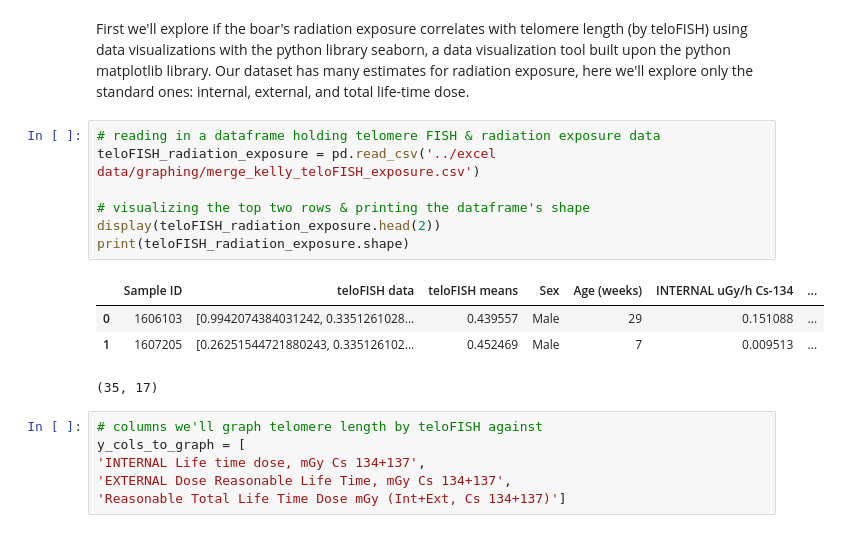
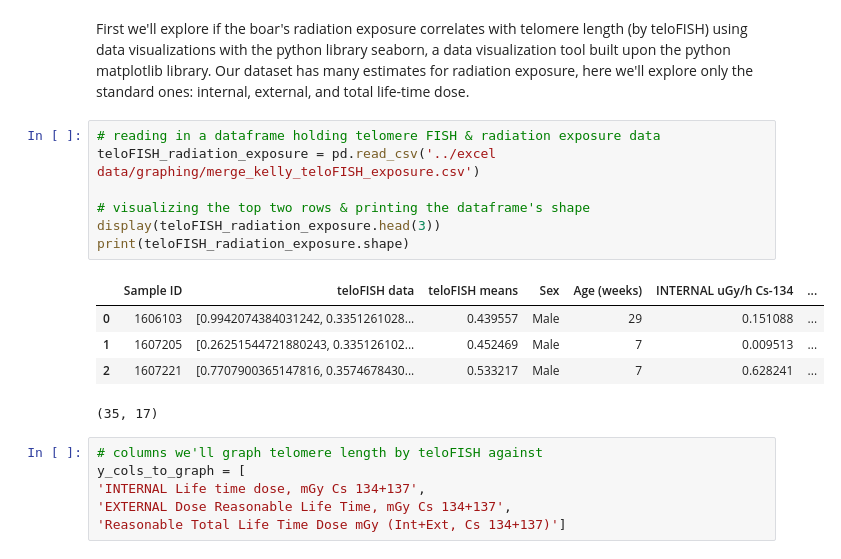
Before and after one commit to Jared-Luxton/Fukushima-Nuclear-Disaster-Humans, a Jupyter notebook: workflow & analyses notebooks/00_Fukushima_Project_Workflow_Data_Story.ipynb, the cells around one changed output. Saved outputs shown, nothing was run; the diff lists cells and outputs as text.

```diff
--- a/workflow & analyses notebooks/00_Fukushima_Project_Workflow_Data_Story.ipynb
+++ b/workflow & analyses notebooks/00_Fukushima_Project_Workflow_Data_Story.ipynb
@@ -62,14 +62,15 @@ First we'll explore if the boar's radiation exposure correlates with telomere le
 # %%
 # reading in a dataframe holding telomere FISH & radiation exposure data
 teloFISH_radiation_exposure = pd.read_csv('../excel data/graphing/merge_kelly_teloFISH_exposure.csv')
 
 # visualizing the top two rows & printing the dataframe's shape
-display(teloFISH_radiation_exposure.head(2))
+display(teloFISH_radiation_exposure.head(3))
 print(teloFISH_radiation_exposure.shape)
 # %% [output]
 |  | Sample ID | teloFISH data | teloFISH means | Sex | Age (weeks) | INTERNAL uGy/h Cs-134 | ... |
 | 0 | 1606103 | [0.9942074384031242, 0.3351261028... | 0.439557 | Male | 29 | 0.151088 | ... |
 | 1 | 1607205 | [0.26251544721880243, 0.335126102... | 0.452469 | Male | 7 | 0.009513 | ... |
+| 2 | 1607221 | [0.7707900365147816, 0.3574678430... | 0.533217 | Male | 7 | 0.628241 | ... |
 (35, 17)
 # %%
 # columns we'll graph telomere length by teloFISH against
```
Also changed, not shown: parts of 4 cells of this notebook.
